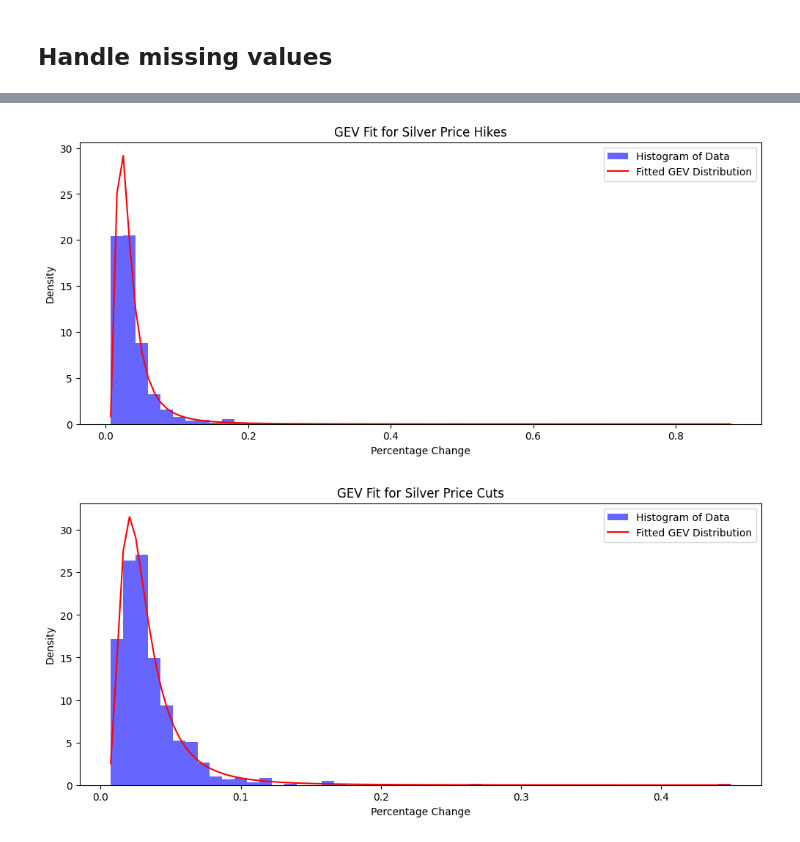
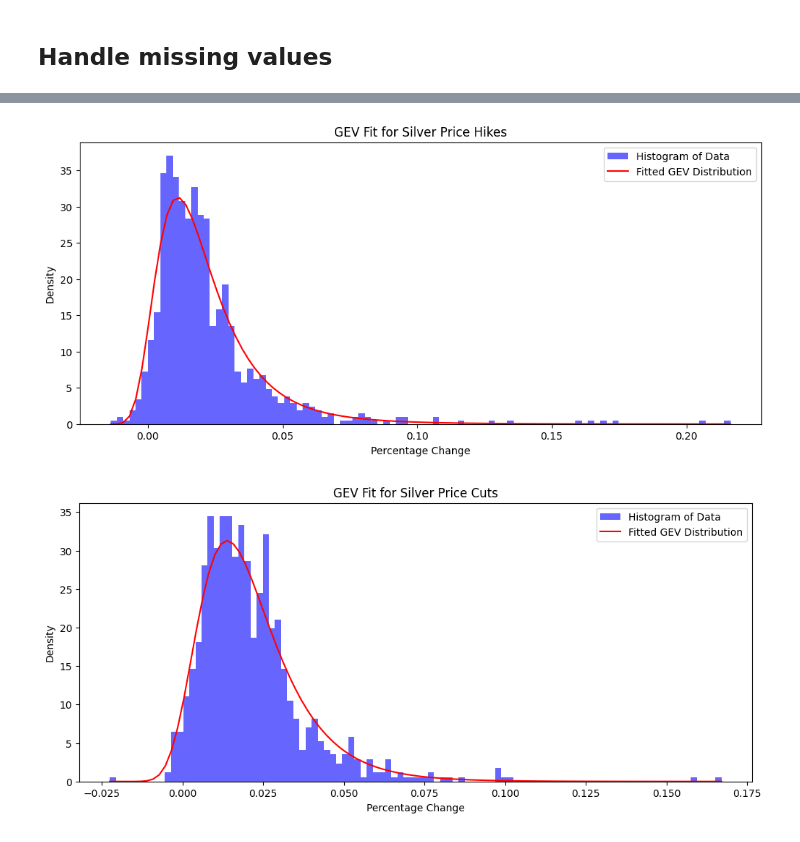
Before and after one commit to Sleeperalex/projetEVT, a Jupyter notebook: projetEVT.ipynb, the cells around one changed output, grey strips where cells are left out. Drawn from its saved outputs; the diff is of its cells as text; code cells hidden in the pictures.

```diff
--- a/projetEVT.ipynb
+++ b/projetEVT.ipynb
@@ -27,3 +24,14 @@ df = df.dropna()
+# %%
+# Convert date column to datetime
+df['Date'] = pd.to_datetime(df['Date'])
+# Remove data before 2005
+df = df[df['Date'] >= '2005-01-01']
+# Handle missing values (forward-fill method)
+df['USD'] = df['USD'].ffill()
+# Compute rate changes (percentage change in Silver price)
+df['rate_change'] = df['USD'].pct_change()
+# Remove NaN from first difference
+df = df.dropna()
 # %%
 # Plot Silver Prices
 plt.figure(figsize=(12,5))
@@ -50,6 +68,6 @@ plt.show()
 # %%
 # Block Maxima Method for hikes (positive changes)
-df['year_month'] = df['Date'].dt.to_period('M')
+df['year_month'] = df['Date'].dt.to_period('2W')
 block_maxima_hikes = df.groupby('year_month')['rate_change'].max()
 
 # Block Minima Method for cuts (negative changes)
@@ -68,22 +102,22 @@ GEV Parameters (Cuts - Shape, Location, Scale): (np.float64(-0.3052539949472552)
 # %%
 # Visualizing the Fitted GEV Distribution
 def plot_gev_fits(data, gev_params, title):
     plt.figure(figsize=(12, 5))
     x = np.linspace(min(data), max(data), 100)
     pdf = genextreme.pdf(x, *gev_params)
-    plt.hist(data, bins=50, density=True, alpha=0.6, color='b', label='Histogram of Data')
+    plt.hist(data, bins=100, density=True, alpha=0.6, color='b', label='Histogram of Data')
     plt.plot(x, pdf, 'r-', label='Fitted GEV Distribution')
     plt.title(title)
     plt.xlabel('Percentage Change')
     plt.ylabel('Density')
     plt.legend()
     plt.show()
 
 plot_gev_fits(block_maxima_hikes, gev_params_hikes, 'GEV Fit for Silver Price Hikes')
 plot_gev_fits(-block_minima_cuts, gev_params_cuts, 'GEV Fit for Silver Price Cuts')
 # %% [output]
-[figure, old version]
+[figure, new version]
-[figure, old version]
+[figure, new version]
 # %%
 # Peak Over Threshold (POT) Method
 threshold_pos = df['rate_change'].quantile(0.90)
```
Also changed, not shown: parts of 9 cells of this notebook.
